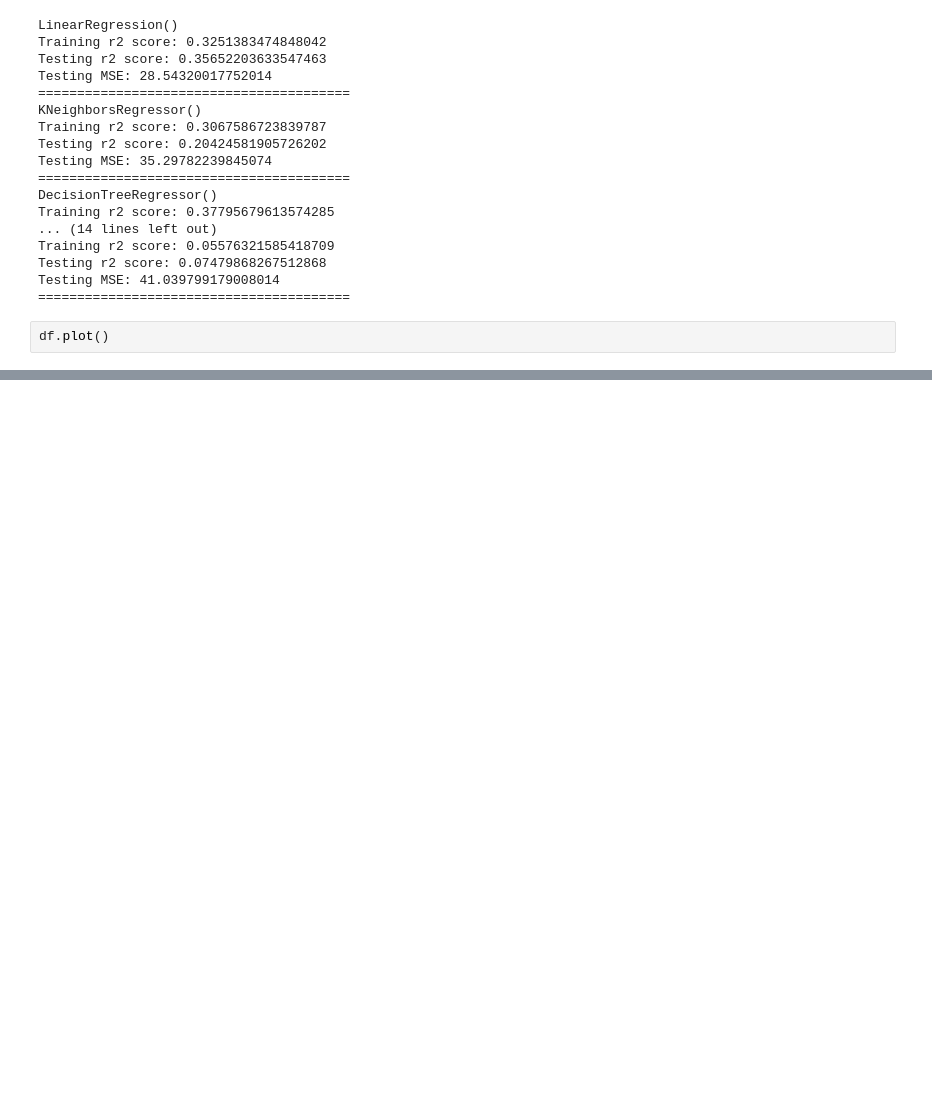
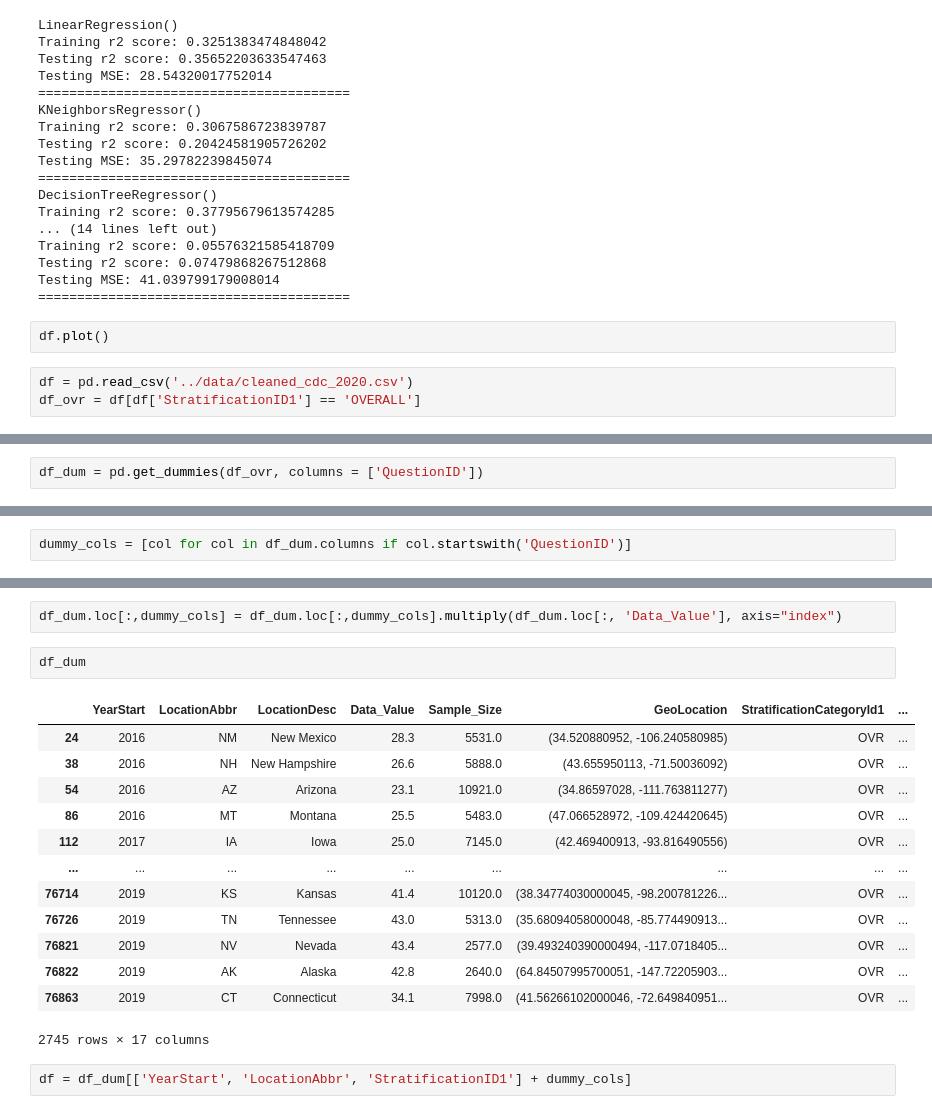
Before and after one commit to sbhewitt/Obesity-Group-Project, a Jupyter notebook: code/cdc_modeling_ryan.ipynb, the cells around one changed output, grey strips where cells are left out. Saved outputs shown, nothing was run; the diff lists cells and outputs as text; blank space fills up the shorter version.

```diff
--- a/code/cdc_modeling_ryan.ipynb
+++ b/code/cdc_modeling_ryan.ipynb
@@ -103,3 +103,6 @@ Testing MSE: 41.039799179008014
 ========================================
 # %%
 df.plot()
+# %%
+df = pd.read_csv('../data/cleaned_cdc_2020.csv')
+df_ovr = df[df['StratificationID1'] == 'OVERALL']
@@ -105,0 +118,2 @@ df.plot()
+# %%
+df_dum = pd.get_dummies(df_ovr, columns = ['QuestionID'])
@@ -105,0 +129,2 @@ df.plot()
+# %%
+dummy_cols = [col for col in df_dum.columns if col.startswith('QuestionID')]
@@ -105,0 +147,20 @@ df.plot()
+# %%
+df_dum.loc[:,dummy_cols] = df_dum.loc[:,dummy_cols].multiply(df_dum.loc[:, 'Data_Value'], axis="index")
+# %%
+df_dum
+# %% [output]
+|  | YearStart | LocationAbbr | LocationDesc | Data_Value | Sample_Size | GeoLocation | StratificationCategoryId1 | ... |
+| 24 | 2016 | NM | New Mexico | 28.3 | 5531.0 | (34.520880952, -106.240580985) | OVR | ... |
+| 38 | 2016 | NH | New Hampshire | 26.6 | 5888.0 | (43.655950113, -71.50036092) | OVR | ... |
+| 54 | 2016 | AZ | Arizona | 23.1 | 10921.0 | (34.86597028, -111.763811277) | OVR | ... |
+| 86 | 2016 | MT | Montana | 25.5 | 5483.0 | (47.066528972, -109.424420645) | OVR | ... |
+| 112 | 2017 | IA | Iowa | 25.0 | 7145.0 | (42.469400913, -93.816490556) | OVR | ... |
+| ... | ... | ... | ... | ... | ... | ... | ... | ... |
+| 76714 | 2019 | KS | Kansas | 41.4 | 10120.0 | (38.34774030000045, -98.200781226... | OVR | ... |
+| 76726 | 2019 | TN | Tennessee | 43.0 | 5313.0 | (35.68094058000048, -85.774490913... | OVR | ... |
+| 76821 | 2019 | NV | Nevada | 43.4 | 2577.0 | (39.493240390000494, -117.0718405... | OVR | ... |
+| 76822 | 2019 | AK | Alaska | 42.8 | 2640.0 | (64.84507995700051, -147.72205903... | OVR | ... |
+| 76863 | 2019 | CT | Connecticut | 34.1 | 7998.0 | (41.56266102000046, -72.649840951... | OVR | ... |
+2745 rows × 17 columns
+# %%
+df = df_dum[['YearStart', 'LocationAbbr', 'StratificationID1'] + dummy_cols]
```
Also changed, not shown: parts of 14 cells of this notebook, 4 other files.
